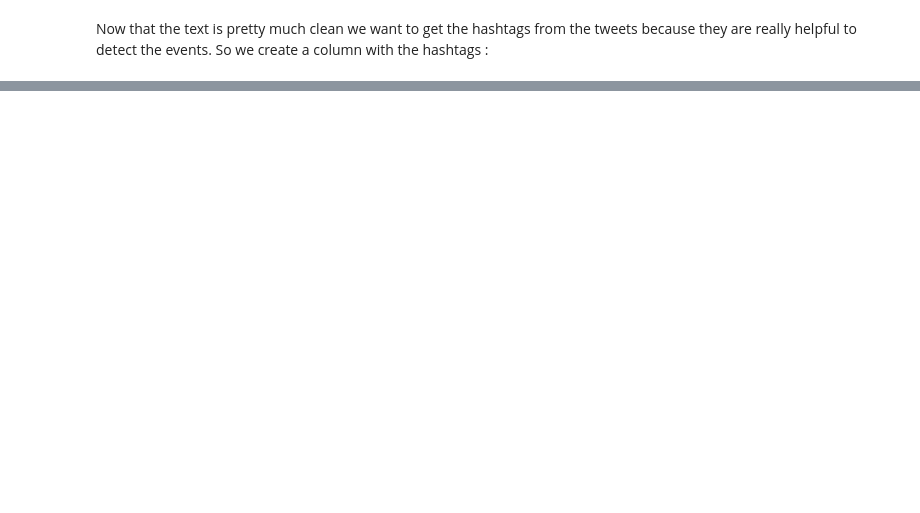
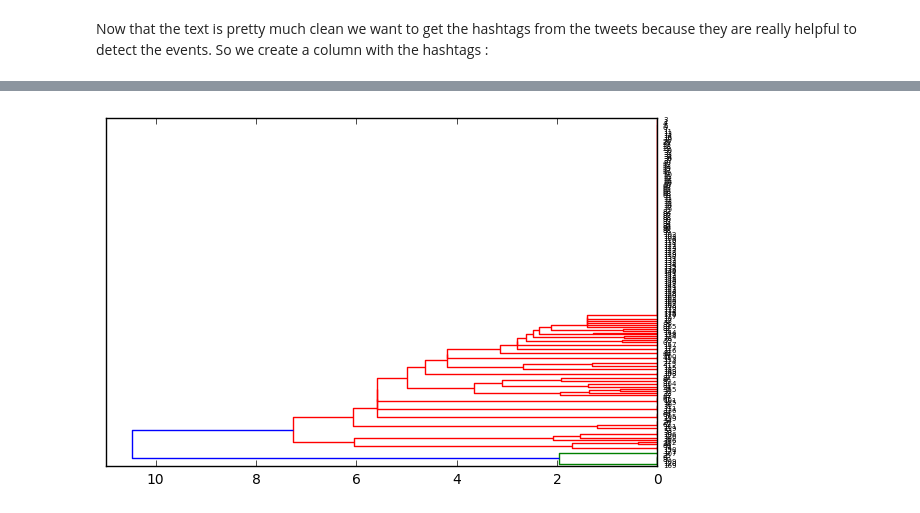
Before and after one commit to agpmilli/swissgeotweet, a Jupyter notebook: event-detection/Event-detection-Alain.ipynb, the cells around one changed output, grey strips where cells are left out. Cells and saved outputs as stored; diff of their text form; code cells hidden in the pictures; blank space fills up the shorter version.

```diff
--- a/event-detection/Event-detection-Alain.ipynb
+++ b/event-detection/Event-detection-Alain.ipynb
@@ -166,0 +312,3 @@ Now that we detected the hashtags and the different words in the text we can now
+# %%
+from sklearn.metrics.pairwise import cosine_similarity
+dist_cosine = 1 - cosine_similarity(ttm)
@@ -166,0 +325,13 @@ Now that we detected the hashtags and the different words in the text we can now
+# %%
+from scipy.cluster.hierarchy import ward, dendrogram
+import matplotlib.pyplot as plt
+
+linkage_matrix = ward(dist_cosine)
+
+dendrogram(linkage_matrix, orientation="left")
+
+plt.tight_layout()  # fixes margins
+
+plt.show()
+# %% [output]
+[figure, added]
```
Also changed, not shown: parts of 38 cells of this notebook, 2 other files.
